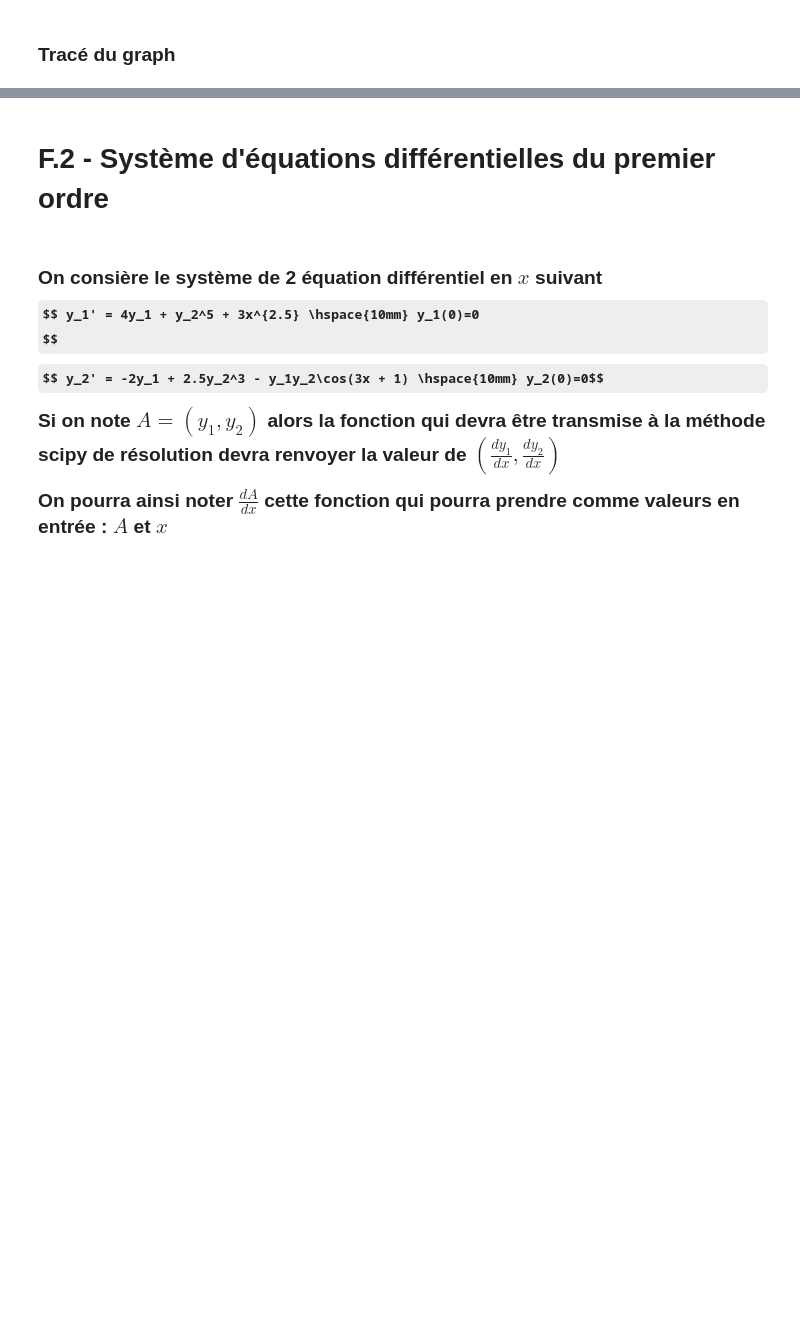
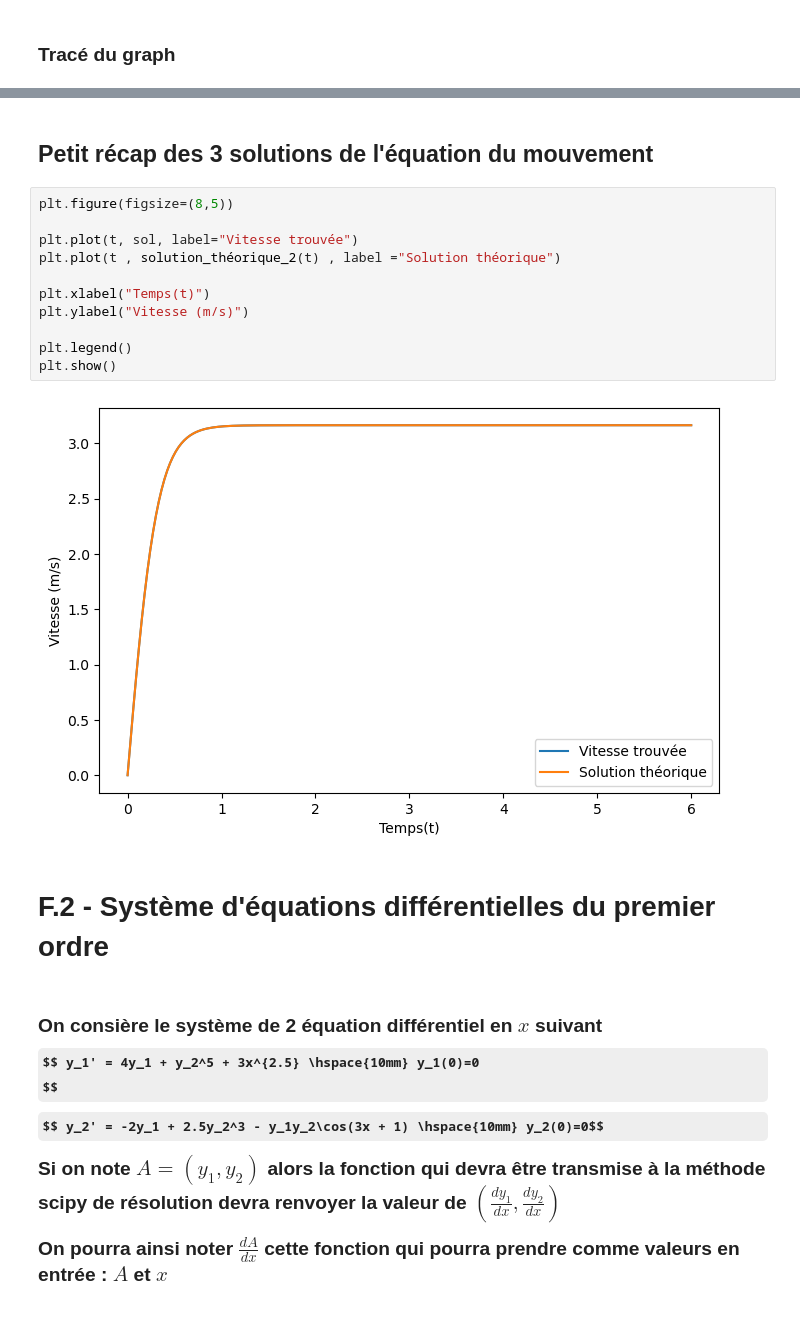
Before and after one commit to Brice-KENGNI-ZANGUIM/Python-pour-les-Mathematiques, a Jupyter notebook: Bibliothèque Scipy.ipynb, the cells around one changed output, grey strips where cells are left out. Saved outputs shown, nothing was run; the diff lists cells and outputs as text; some formulas as TeX source; blank space fills up the shorter version.

```diff
--- a/Bibliothèque Scipy.ipynb
+++ b/Bibliothèque Scipy.ipynb
@@ -568,3 +610,18 @@ plt.show()
+# %% [markdown]
+<h2> Petit récap des 3 solutions de l'équation du mouvement
+# %%
+plt.figure(figsize=(8,5))
+
+plt.plot(t, sol, label="Vitesse trouvée")
+plt.plot(t , solution_théorique_2(t) , label ="Solution théorique")
+
+plt.xlabel("Temps(t)")
+plt.ylabel("Vitesse (m/s)")
+
+plt.legend()
+plt.show()
+# %% [output]
+[figure, added]
 # %% [markdown]
 <h1> <strong> F.2 - Système d'équations différentielles du premier ordre
 # %% [markdown]
```
Also changed, not shown: parts of 18 cells of this notebook.
